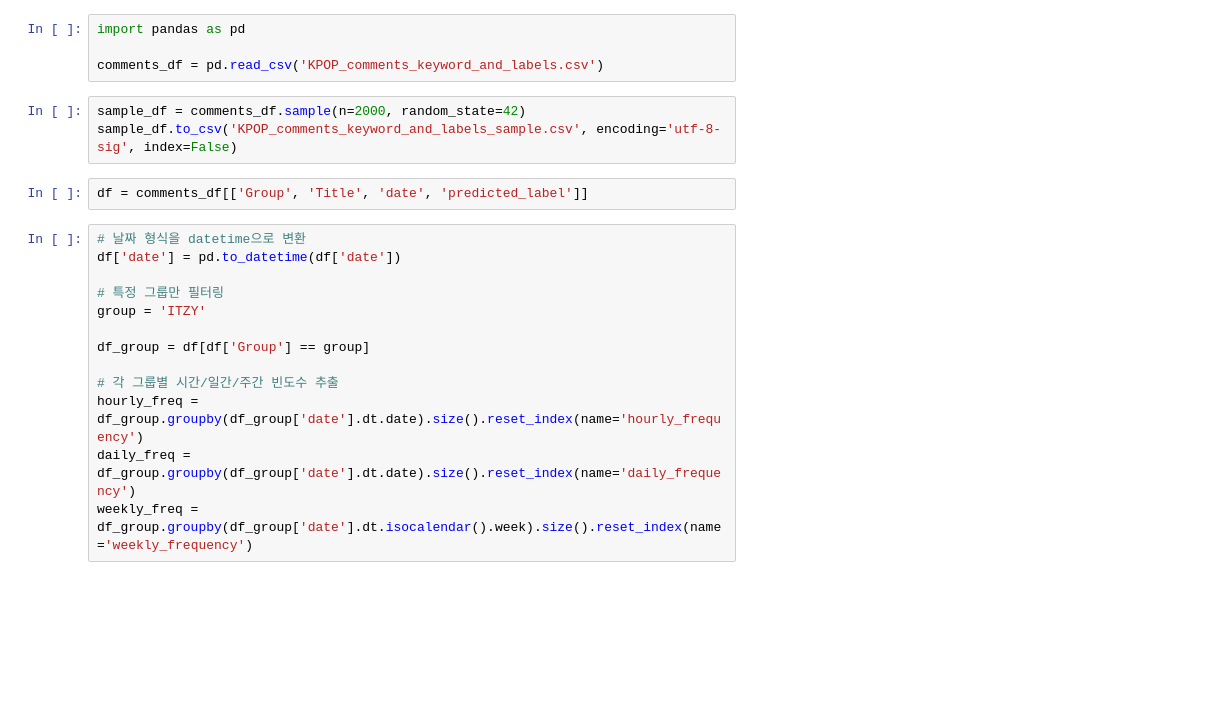
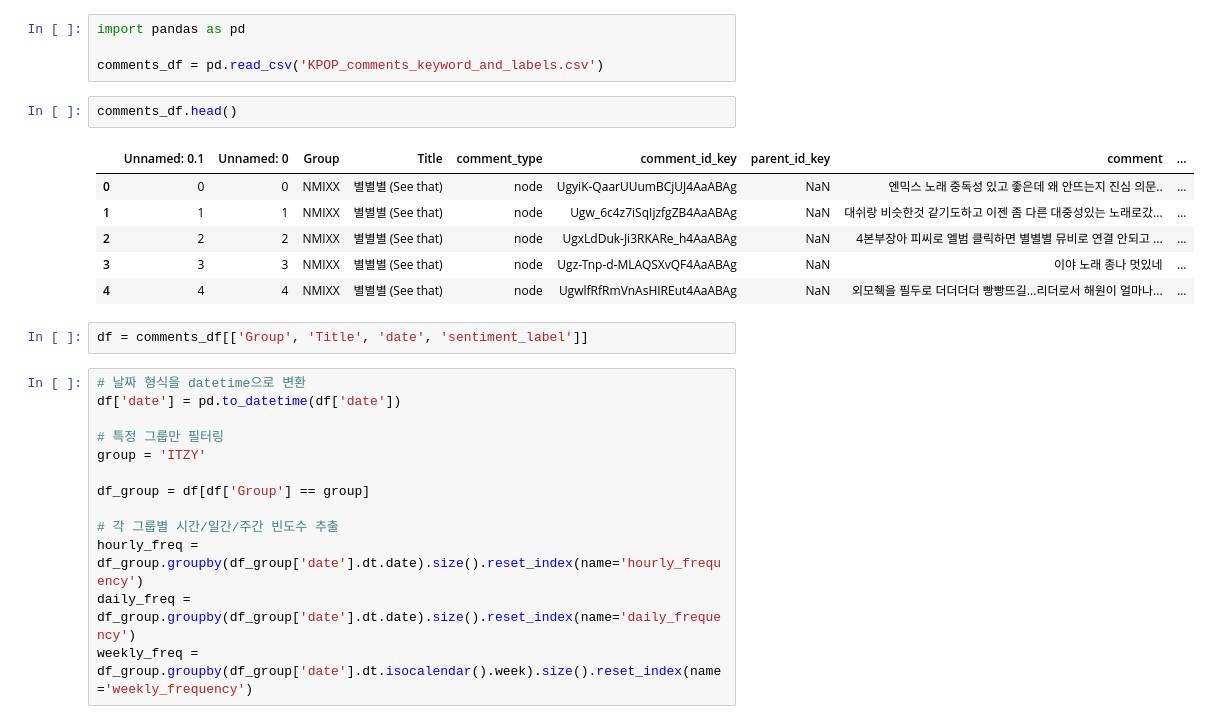
Before and after one commit to 2024-NIPA-google-trendpop/youtube_dashboard, a Jupyter notebook: 7_frequency.ipynb, the cells around one changed output. Cells and saved outputs as stored; diff of their text form; blank space fills up the shorter version.

```diff
--- a/7_frequency.ipynb
+++ b/7_frequency.ipynb
@@ -2,11 +2,17 @@
 import pandas as pd
 
 comments_df = pd.read_csv('KPOP_comments_keyword_and_labels.csv')
-# %%
-sample_df = comments_df.sample(n=2000, random_state=42)
-sample_df.to_csv('KPOP_comments_keyword_and_labels_sample.csv', encoding='utf-8-sig', index=False)
+# %%
+comments_df.head()
+# %% [output]
+|  | Unnamed: 0.1 | Unnamed: 0 | Group | Title | comment_type | comment_id_key | parent_id_key | comment | ... |
+| 0 | 0 | 0 | NMIXX | 별별별 (See that) | node | UgyiK-QaarUUumBCjUJ4AaABAg | NaN | 엔믹스 노래 중독성 있고 좋은데 왜 안뜨는지 진심 의문.. | ... |
+| 1 | 1 | 1 | NMIXX | 별별별 (See that) | node | Ugw_6c4z7iSqIjzfgZB4AaABAg | NaN | 대쉬랑 비슷한것 같기도하고 이젠 좀 다른 대중성있는 노래로갔... | ... |
+| 2 | 2 | 2 | NMIXX | 별별별 (See that) | node | UgxLdDuk-Ji3RKARe_h4AaABAg | NaN | 4본부장아 피씨로 엘범 클릭하면 별별별 뮤비로 연결 안되고 ... | ... |
+| 3 | 3 | 3 | NMIXX | 별별별 (See that) | node | Ugz-Tnp-d-MLAQSXvQF4AaABAg | NaN | 이야 노래 종나 멋있네 | ... |
+| 4 | 4 | 4 | NMIXX | 별별별 (See that) | node | UgwlfRfRmVnAsHIREut4AaABAg | NaN | 외모췍을 필두로 더더더더 빵빵뜨길...리더로서 해원이 얼마나... | ... |
 # %%
-df = comments_df[['Group', 'Title', 'date', 'predicted_label']]
+df = comments_df[['Group', 'Title', 'date', 'sentiment_label']]
 # %%
 # 날짜 형식을 datetime으로 변환
 df['date'] = pd.to_datetime(df['date'])
```
Also changed, not shown: parts of 5 cells of this notebook, 1 other file.
